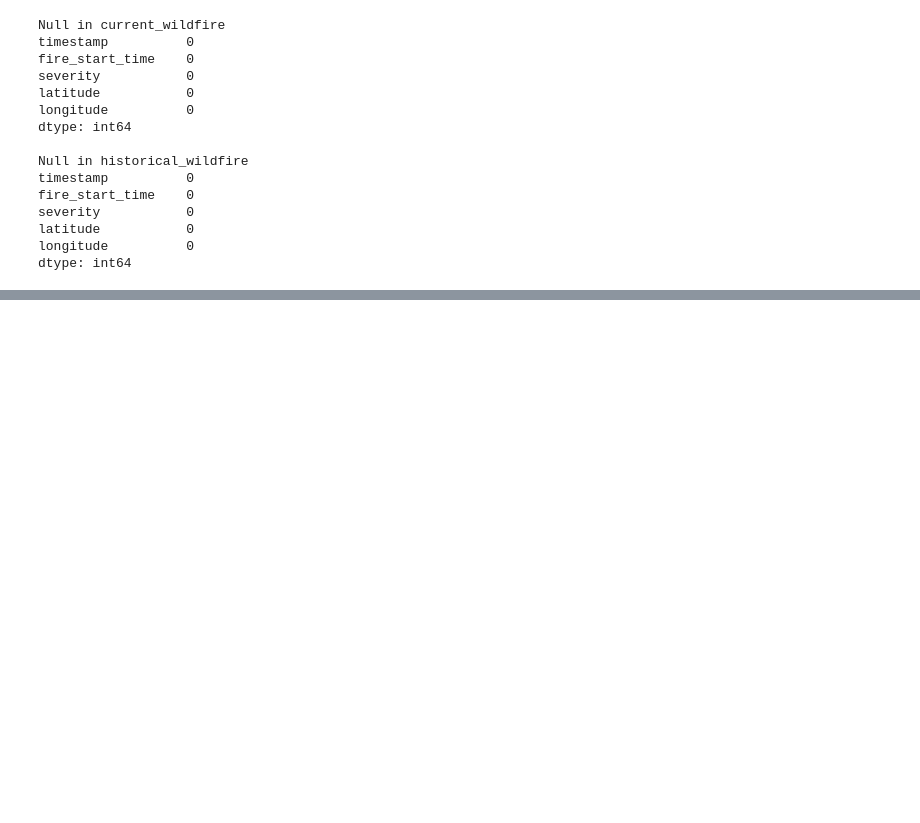
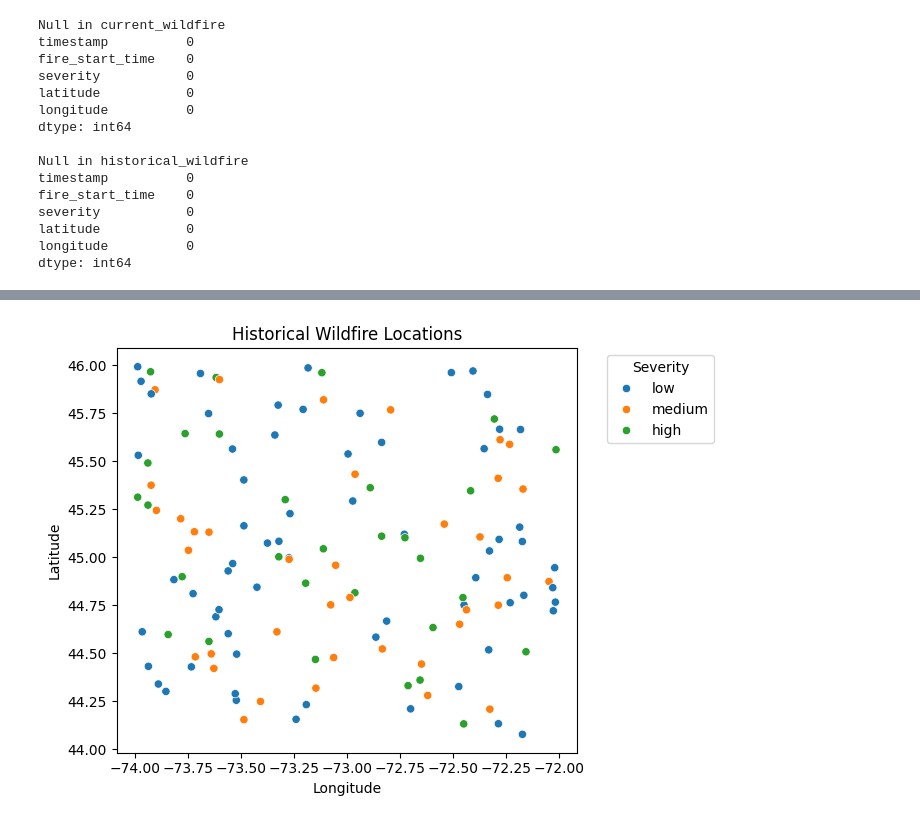
Before and after one commit to ParhamEsmaeily/SAP-CONUHACKS-IX, a Jupyter notebook: BackEnd/Part_1/preprocessData1.ipynb, the cells around one changed output, grey strips where cells are left out. Cells and saved outputs as stored; diff of their text form; code cells hidden in the pictures; blank space fills up the shorter version.

```diff
--- a/BackEnd/Part_1/preprocessData1.ipynb
+++ b/BackEnd/Part_1/preprocessData1.ipynb
@@ -171,0 +121,14 @@ plt.show()
+# %%
+# --- Scatter Plot of Fire Locations ---
+
+# Historical data already has separate latitude and longitude columns:
+plt.figure(figsize=(7, 5))
+sns.scatterplot(data=historical_wf_df, x='longitude', y='latitude', hue='severity')
+plt.title('Historical Wildfire Locations')
+plt.xlabel('Longitude')
+plt.ylabel('Latitude')
+plt.legend(title='Severity', bbox_to_anchor=(1.05, 1), loc='upper left')
+plt.tight_layout()
+plt.show()
+# %% [output]
+[figure, added]
```
Also changed, not shown: parts of 7 cells of this notebook, 2 other files.
